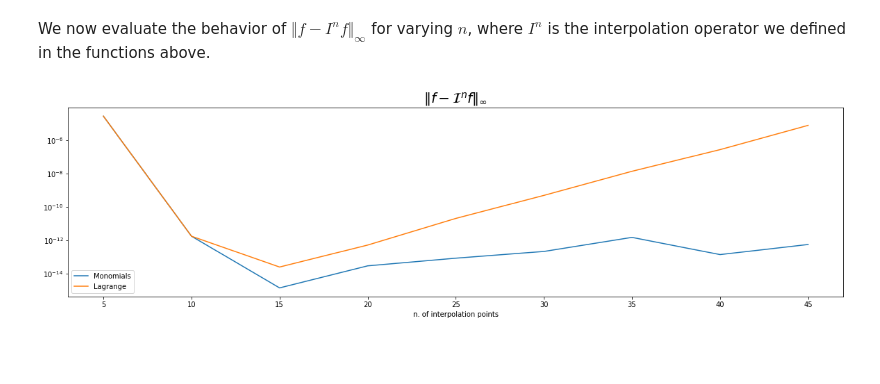
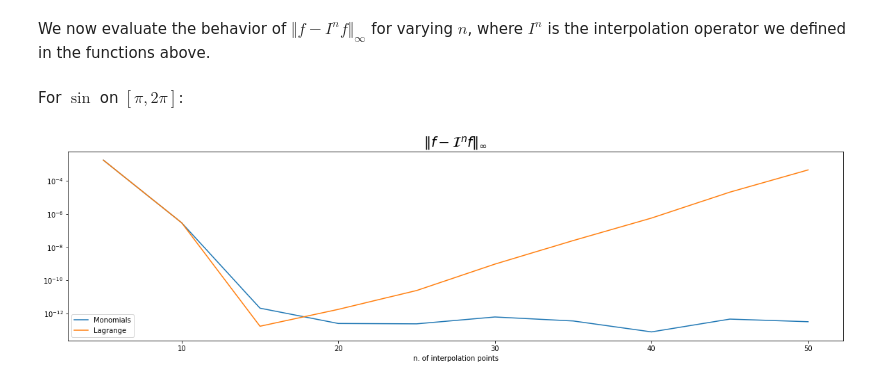
Before and after one commit to fandreuzzi-dssc/numerical-analysis, a Jupyter notebook: polynomial-interpolation.ipynb, the cells around one changed output. Cells and saved outputs as stored; diff of their text form; code cells hidden in the pictures; blank space fills up the shorter version.

```diff
--- a/polynomial-interpolation.ipynb
+++ b/polynomial-interpolation.ipynb
@@ -94,33 +122,44 @@ for l in labels:
 # %% [markdown]
 We now evaluate the behavior of $\Vert f - I^nf \Vert_\infty$ for varying $n$, where $I^n$ is the interpolation operator we defined in the functions above.
 # %%
+def chebyshev(n, a=-1, b=1):
+    return 0.5*(a+b) + 0.5*(b-a)*np.cos((2*np.arange(1,n+1)-1) / (2*n) * np.pi)
+
 def linfty(f):
     return np.max(np.abs(f))
 
-n = range(5,50,5)
-x = np.linspace(0,1,1000)
+def convergency_plot(f, a, b, interp_points='l'):
+    if interp_points == 'l':
+        interp_points = lambda ni: np.linspace(a,b,ni)
+    elif interp_points == 'c':
+        interp_points = lambda ni: chebyshev(ni, a, b)
+    else:
+        raise ValueError('Invalid interpolation points label')
 
-plt.figure(figsize=(20,5))
+    n = range(5,51,5)
+    x = np.linspace(a,b,1000)
 
-plt.plot(n,
-    list(
-        map(lambda interp_points: linfty(interpolate(np.sin, interp_points, basis_label='m')(x) - np.sin(x)),
-            map(lambda ni: np.linspace(0,1,ni), n))
-    ),
-    label='Monomials'
-)
-plt.plot(n,
-    list(
-        map(lambda interp_points: linfty(interpolate(np.sin, interp_points, basis_label='l')(x) - np.sin(x)),
-            map(lambda ni: np.linspace(0,1,ni), n))
-    ),
-    label='Lagrange'
-)
-plt.yscale('log')
-plt.legend()
-plt.title('$\Vert f - \\mathcal{I}^nf \Vert_\infty$', fontsize=20)
-plt.xlabel('n. of interpolation points')
+    labels = ['Monomials', 'Lagrange']
 
-plt.show()
+    plt.figure(figsize=(20,5))
+
+    for l in labels:
+        bl=l[0].lower()
+        ip_error = lambda interp_points: linfty(
+            interpolate(f, interp_points, basis_label=bl)(x) - f(x)
+        )
+
+        plt.plot(n, list(map(ip_error, map(interp_points, n))), label=l)
+
+    plt.yscale('log')
+    plt.legend()
+    plt.title('$\Vert f - \\mathcal{I}^nf \Vert_\infty$', fontsize=20)
+    plt.xlabel('n. of interpolation points')
+
+    plt.show()
-# %% [output]
-[figure, removed]
+# %% [markdown]
+For $\sin$ on $[\pi, 2\pi]$:
+# %%
+convergency_plot(np.sin, np.pi, 2*np.pi)
+# %% [output]
+[figure, added]
```
Also changed, not shown: parts of 11 cells of this notebook.
